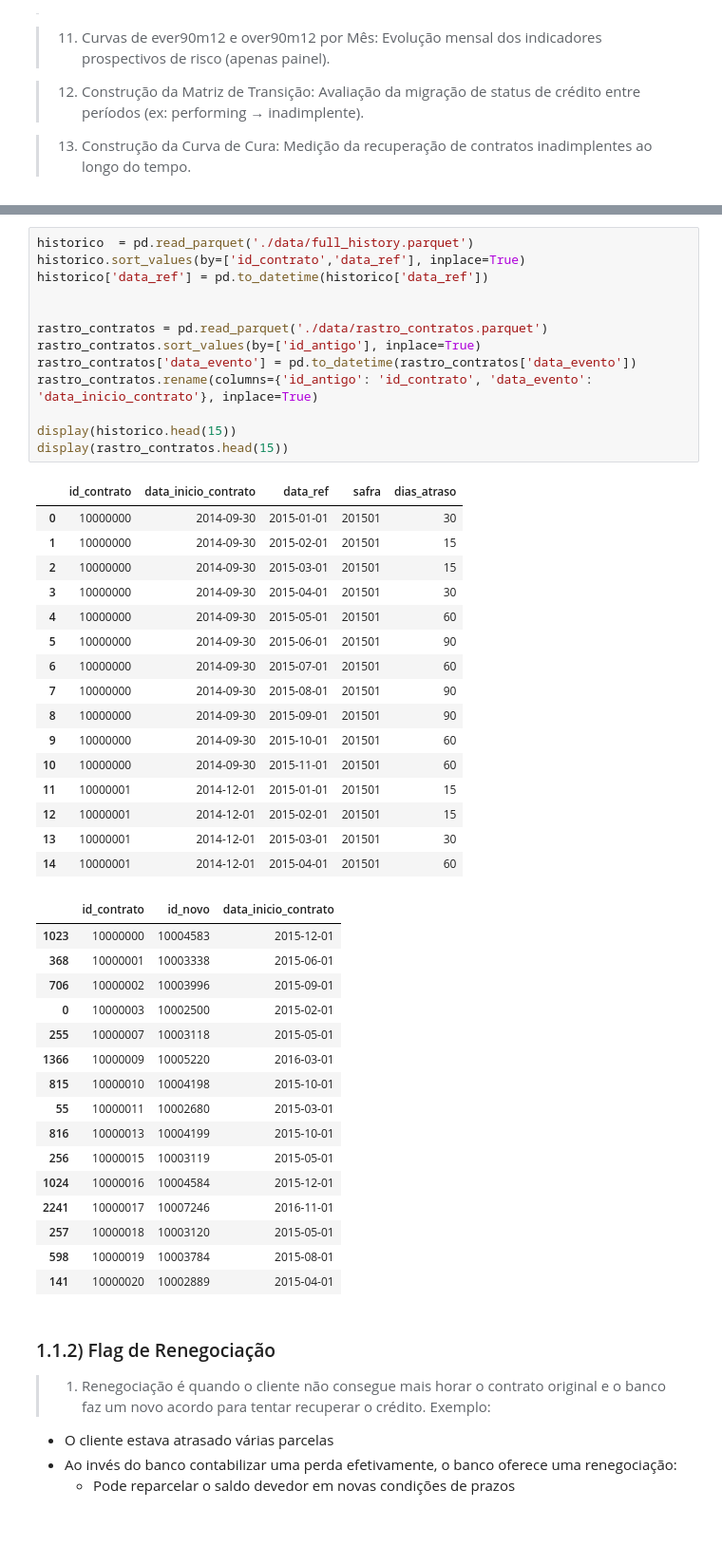
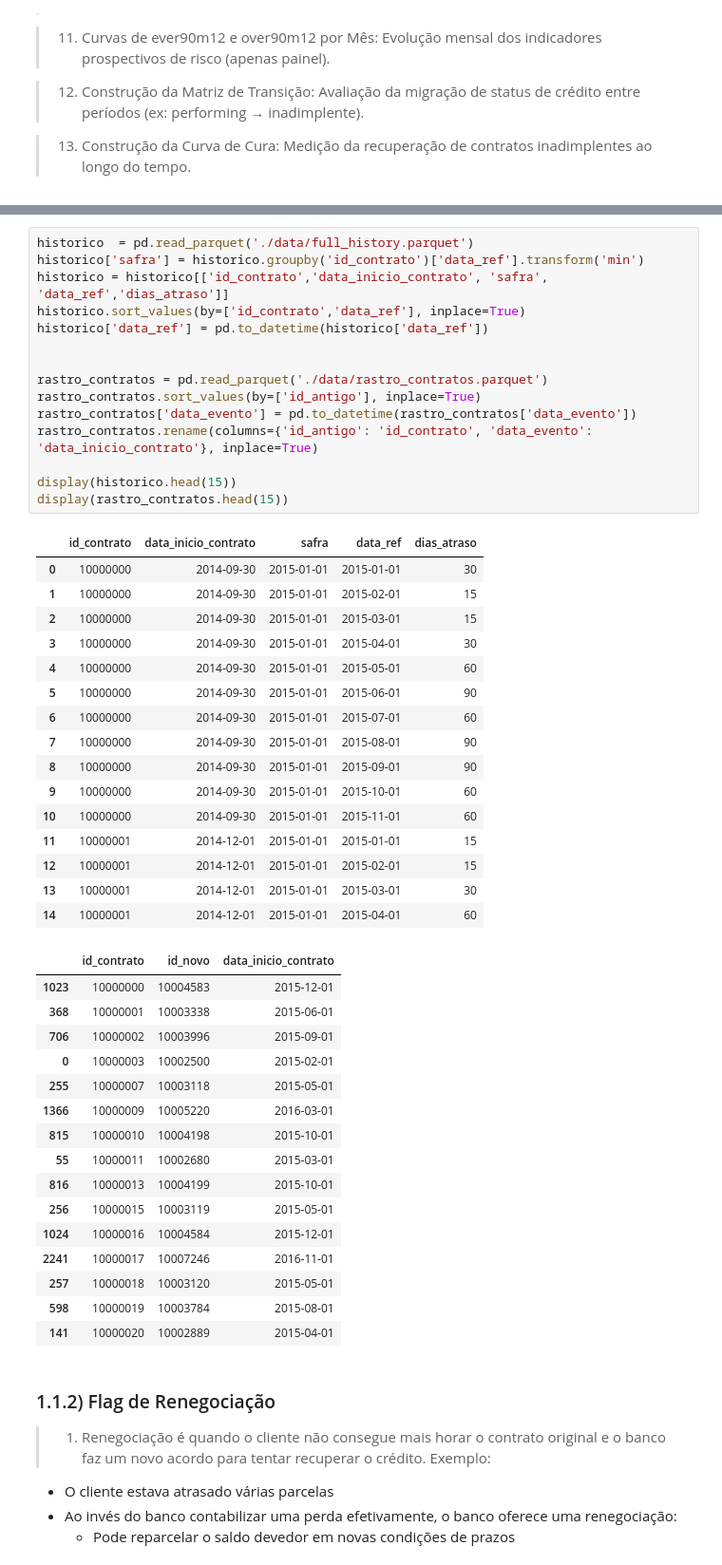
Before and after one commit to leonardovargas10/Pesquisa_Aplicada_Modelagem, a Jupyter notebook: Risco_de_Credito/Modelagem_Credito.ipynb, the cells around one changed output, grey strips where cells are left out. Shown at 95% size. Cells and saved outputs as stored; diff of their text form; blank space fills up the shorter version.

```diff
--- a/Risco_de_Credito/Modelagem_Credito.ipynb
+++ b/Risco_de_Credito/Modelagem_Credito.ipynb
@@ -96,34 +96,36 @@ warnings.simplefilter(action='ignore', category=FutureWarning) # Retira Future W
 - A safra nunca muda, porque é o "carimbo" da geração
 # %%
 historico  = pd.read_parquet('./data/full_history.parquet')
+historico['safra'] = historico.groupby('id_contrato')['data_ref'].transform('min')
+historico = historico[['id_contrato','data_inicio_contrato', 'safra', 'data_ref','dias_atraso']]
 historico.sort_values(by=['id_contrato','data_ref'], inplace=True)
 historico['data_ref'] = pd.to_datetime(historico['data_ref'])
 
 
 rastro_contratos = pd.read_parquet('./data/rastro_contratos.parquet')
 rastro_contratos.sort_values(by=['id_antigo'], inplace=True)
 rastro_contratos['data_evento'] = pd.to_datetime(rastro_contratos['data_evento'])
 rastro_contratos.rename(columns={'id_antigo': 'id_contrato', 'data_evento': 'data_inicio_contrato'}, inplace=True)
 
 display(historico.head(15))
 display(rastro_contratos.head(15))
 # %% [output]
-|  | id_contrato | data_inicio_contrato | data_ref | safra | dias_atraso |
-| 0 | 10000000 | 2014-09-30 | 2015-01-01 | 201501 | 30 |
-| 1 | 10000000 | 2014-09-30 | 2015-02-01 | 201501 | 15 |
-| 2 | 10000000 | 2014-09-30 | 2015-03-01 | 201501 | 15 |
-| 3 | 10000000 | 2014-09-30 | 2015-04-01 | 201501 | 30 |
-| 4 | 10000000 | 2014-09-30 | 2015-05-01 | 201501 | 60 |
-| 5 | 10000000 | 2014-09-30 | 2015-06-01 | 201501 | 90 |
-| 6 | 10000000 | 2014-09-30 | 2015-07-01 | 201501 | 60 |
-| 7 | 10000000 | 2014-09-30 | 2015-08-01 | 201501 | 90 |
-| 8 | 10000000 | 2014-09-30 | 2015-09-01 | 201501 | 90 |
-| 9 | 10000000 | 2014-09-30 | 2015-10-01 | 201501 | 60 |
-| 10 | 10000000 | 2014-09-30 | 2015-11-01 | 201501 | 60 |
-| 11 | 10000001 | 2014-12-01 | 2015-01-01 | 201501 | 15 |
-| 12 | 10000001 | 2014-12-01 | 2015-02-01 | 201501 | 15 |
-| 13 | 10000001 | 2014-12-01 | 2015-03-01 | 201501 | 30 |
-| 14 | 10000001 | 2014-12-01 | 2015-04-01 | 201501 | 60 |
+|  | id_contrato | data_inicio_contrato | safra | data_ref | dias_atraso |
+| 0 | 10000000 | 2014-09-30 | 2015-01-01 | 2015-01-01 | 30 |
+| 1 | 10000000 | 2014-09-30 | 2015-01-01 | 2015-02-01 | 15 |
+| 2 | 10000000 | 2014-09-30 | 2015-01-01 | 2015-03-01 | 15 |
+| 3 | 10000000 | 2014-09-30 | 2015-01-01 | 2015-04-01 | 30 |
+| 4 | 10000000 | 2014-09-30 | 2015-01-01 | 2015-05-01 | 60 |
+| 5 | 10000000 | 2014-09-30 | 2015-01-01 | 2015-06-01 | 90 |
+| 6 | 10000000 | 2014-09-30 | 2015-01-01 | 2015-07-01 | 60 |
+| 7 | 10000000 | 2014-09-30 | 2015-01-01 | 2015-08-01 | 90 |
+| 8 | 10000000 | 2014-09-30 | 2015-01-01 | 2015-09-01 | 90 |
+| 9 | 10000000 | 2014-09-30 | 2015-01-01 | 2015-10-01 | 60 |
+| 10 | 10000000 | 2014-09-30 | 2015-01-01 | 2015-11-01 | 60 |
+| 11 | 10000001 | 2014-12-01 | 2015-01-01 | 2015-01-01 | 15 |
+| 12 | 10000001 | 2014-12-01 | 2015-01-01 | 2015-02-01 | 15 |
+| 13 | 10000001 | 2014-12-01 | 2015-01-01 | 2015-03-01 | 30 |
+| 14 | 10000001 | 2014-12-01 | 2015-01-01 | 2015-04-01 | 60 |
 |  | id_contrato | id_novo | data_inicio_contrato |
 | 1023 | 10000000 | 10004583 | 2015-12-01 |
 | 368 | 10000001 | 10003338 | 2015-06-01 |
```
Also changed, not shown: parts of 19 cells of this notebook, 3 other files.
